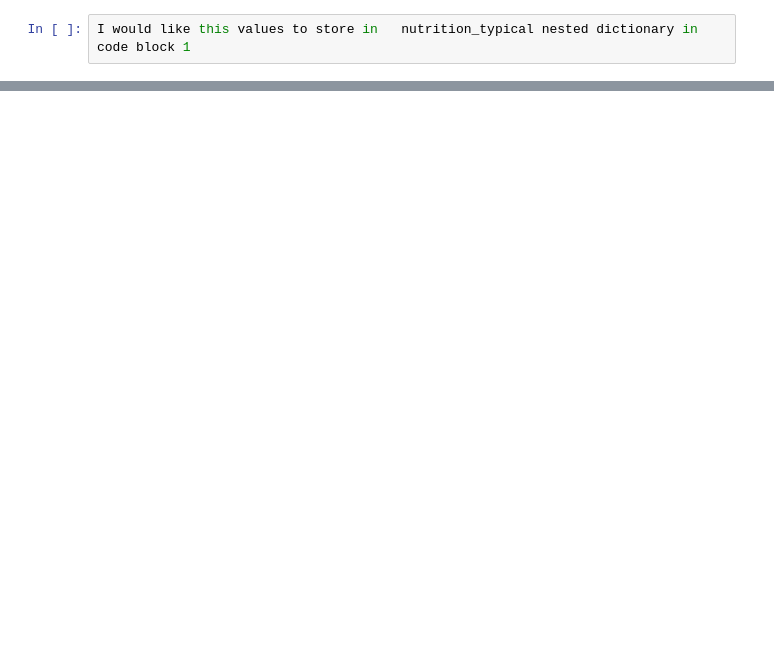
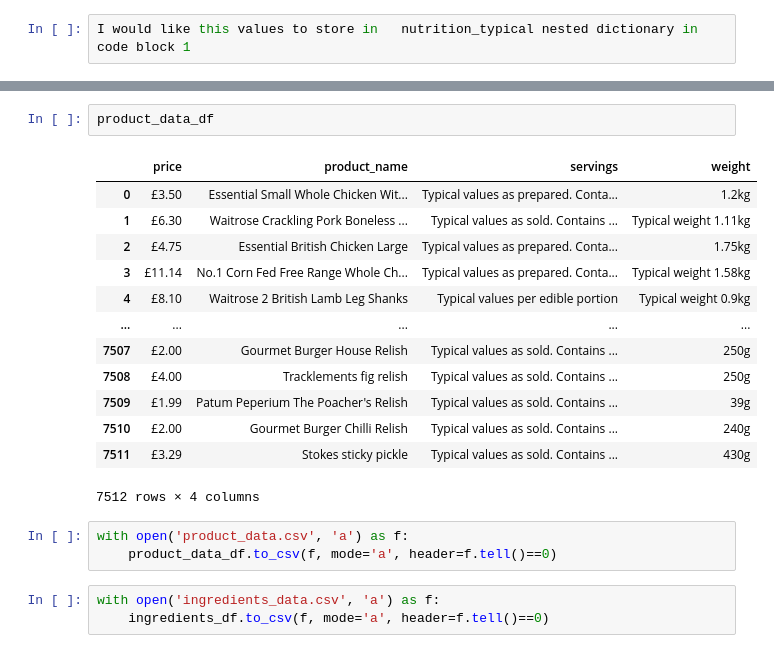
Before and after one commit to szabeenglobal/Ai-core-Project-1-Web_Scraping, a Jupyter notebook: table_extraction code.ipynb, the cells around one changed output, grey strips where cells are left out. Drawn from its saved outputs; the diff is of its cells as text; blank space fills up the shorter version.

Commit message:
exploratory data analysis

```diff
--- a/table_extraction code.ipynb
+++ b/table_extraction code.ipynb
@@ -126,0 +232,22 @@ nutri_df.head
+# %%
+product_data_df
+# %% [output]
+|  | price | product_name | servings | weight |
+| 0 | £3.50 | Essential Small Whole Chicken Wit... | Typical values as prepared. Conta... | 1.2kg |
+| 1 | £6.30 | Waitrose Crackling Pork Boneless ... | Typical values as sold. Contains ... | Typical weight 1.11kg |
+| 2 | £4.75 | Essential British Chicken Large | Typical values as prepared. Conta... | 1.75kg |
+| 3 | £11.14 | No.1 Corn Fed Free Range Whole Ch... | Typical values as prepared. Conta... | Typical weight 1.58kg |
+| 4 | £8.10 | Waitrose 2 British Lamb Leg Shanks | Typical values per edible portion | Typical weight 0.9kg |
+| ... | ... | ... | ... | ... |
+| 7507 | £2.00 | Gourmet Burger House Relish | Typical values as sold. Contains ... | 250g |
+| 7508 | £4.00 | Tracklements fig relish | Typical values as sold. Contains ... | 250g |
+| 7509 | £1.99 | Patum Peperium The Poacher's Relish | Typical values as sold. Contains ... | 39g |
+| 7510 | £2.00 | Gourmet Burger Chilli Relish | Typical values as sold. Contains ... | 240g |
+| 7511 | £3.29 | Stokes sticky pickle | Typical values as sold. Contains ... | 430g |
+7512 rows × 4 columns
+# %%
+with open('product_data.csv', 'a') as f:
+    product_data_df.to_csv(f, mode='a', header=f.tell()==0)
+# %%
+with open('ingredients_data.csv', 'a') as f:
+    ingredients_df.to_csv(f, mode='a', header=f.tell()==0)
```
Also changed, not shown: parts of 17 cells of this notebook.
